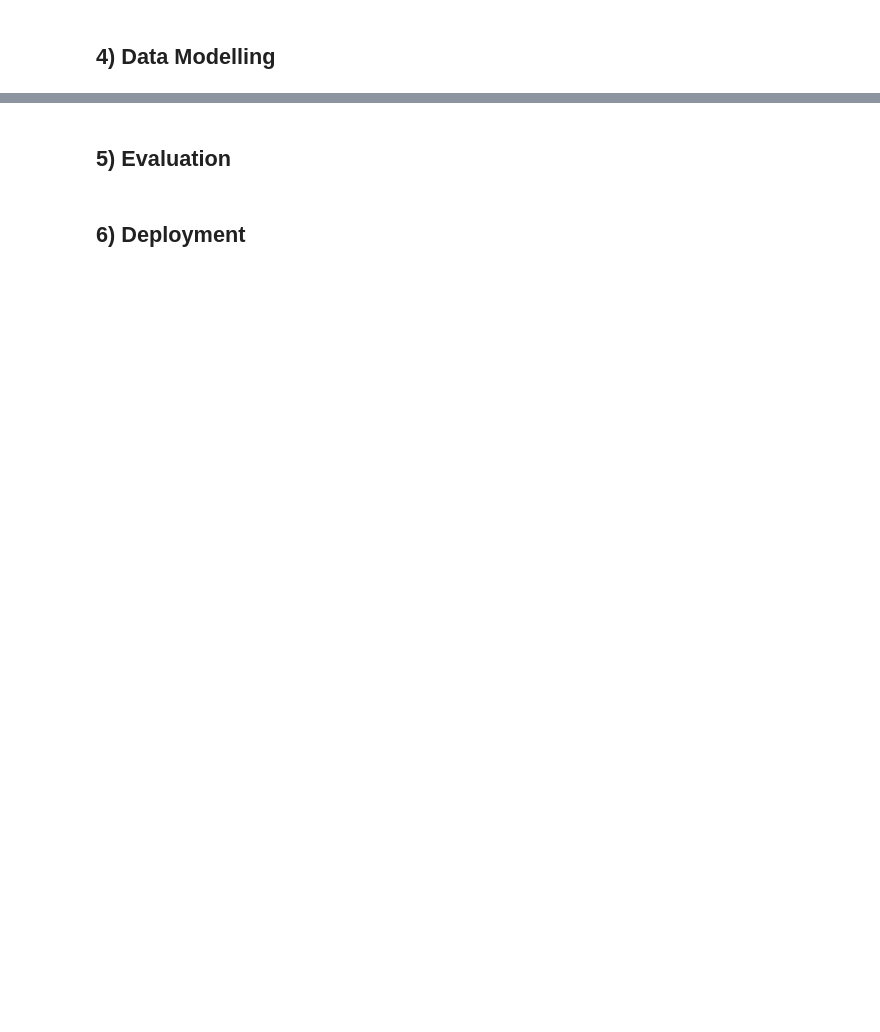
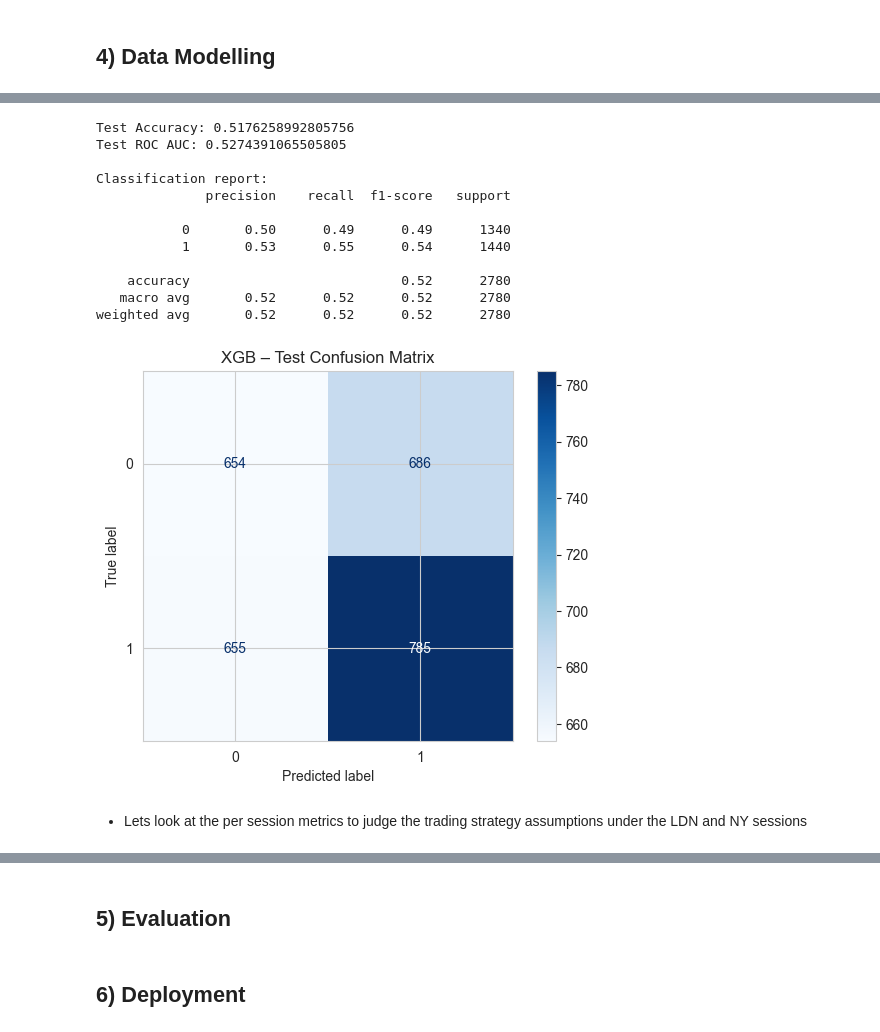
Before and after one commit to eugene-maina72/FX-trading-bot-EUR-USD, a Jupyter notebook: notebook.ipynb, the cells around one changed output, grey strips where cells are left out. Drawn from its saved outputs; the diff is of its cells as text; code cells hidden in the pictures; blank space fills up the shorter version.

Commit message:
modelling done

```diff
--- a/notebook.ipynb
+++ b/notebook.ipynb
@@ -1145,0 +1195,10 @@ Train+Val: (11092, 80) Test: (2772, 80)
+# %%
+# Running the study
+
+study = optuna.create_study(direction="maximize", study_name="eurusd_xgb_cls")
+study.optimize(objective, n_trials=40, show_progress_bar=True)
+
+print("Best AUC:", study.best_value)
+print("Best params:")
+for k, v in study.best_trial.params.items():
+    print(f"  {k}: {v}")
@@ -1145,0 +1224,53 @@ Train+Val: (11092, 80) Test: (2772, 80)
+# %%
+# Training final model on train+val set with best params
+
+best_params = study.best_trial.params.copy()
+
+best_xgb_clf = XGBClassifier(
+    **best_params,
+    random_state=42,
+    n_jobs=-1,
+    eval_metric="logloss",
+    tree_method="hist",
+)
+
+best_model = Pipeline(
+    steps=[
+        ("preprocess", preprocess),
+        ("model", best_xgb_clf),
+    ]
+)
+
+best_model.fit(X_trainval, y_trainval)
+
+# Save predictions for evaluation
+y_test_proba = best_model.predict_proba(X_test)[:, 1]
+y_test_pred = (y_test_proba > 0.5).astype(int)
+
+# Printing evaluation metrics
+print("Test Accuracy:", accuracy_score(y_test, y_test_pred))
+print("Test ROC AUC:", roc_auc_score(y_test, y_test_proba))
+
+print("\nClassification report:")
+print(classification_report(y_test, y_test_pred))
+
+cm = confusion_matrix(y_test, y_test_pred)
+ConfusionMatrixDisplay(cm).plot(cmap="Blues")
+plt.title("XGB – Test Confusion Matrix")
+plt.show()
+# %% [output]
+Test Accuracy: 0.5176258992805756
+Test ROC AUC: 0.5274391065505805
+
+Classification report:
+              precision    recall  f1-score   support
+
+           0       0.50      0.49      0.49      1340
+           1       0.53      0.55      0.54      1440
+
+    accuracy                           0.52      2780
+   macro avg       0.52      0.52      0.52      2780
+weighted avg       0.52      0.52      0.52      2780
+[figure, added]
+# %% [markdown]
+* Lets look at the per session metrics to judge the trading strategy assumptions under the LDN and NY sessions
```
Also changed, not shown: parts of 47 cells of this notebook.
